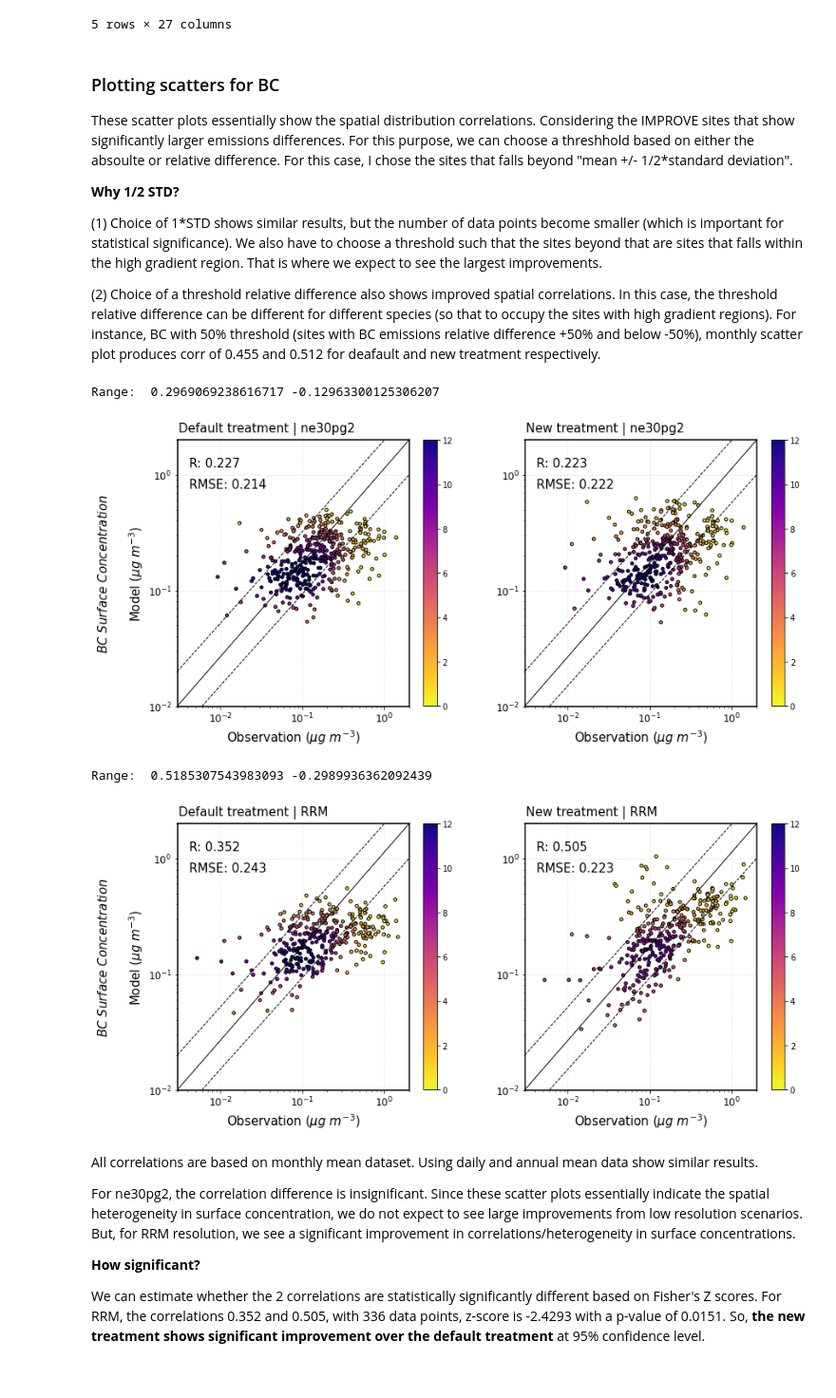
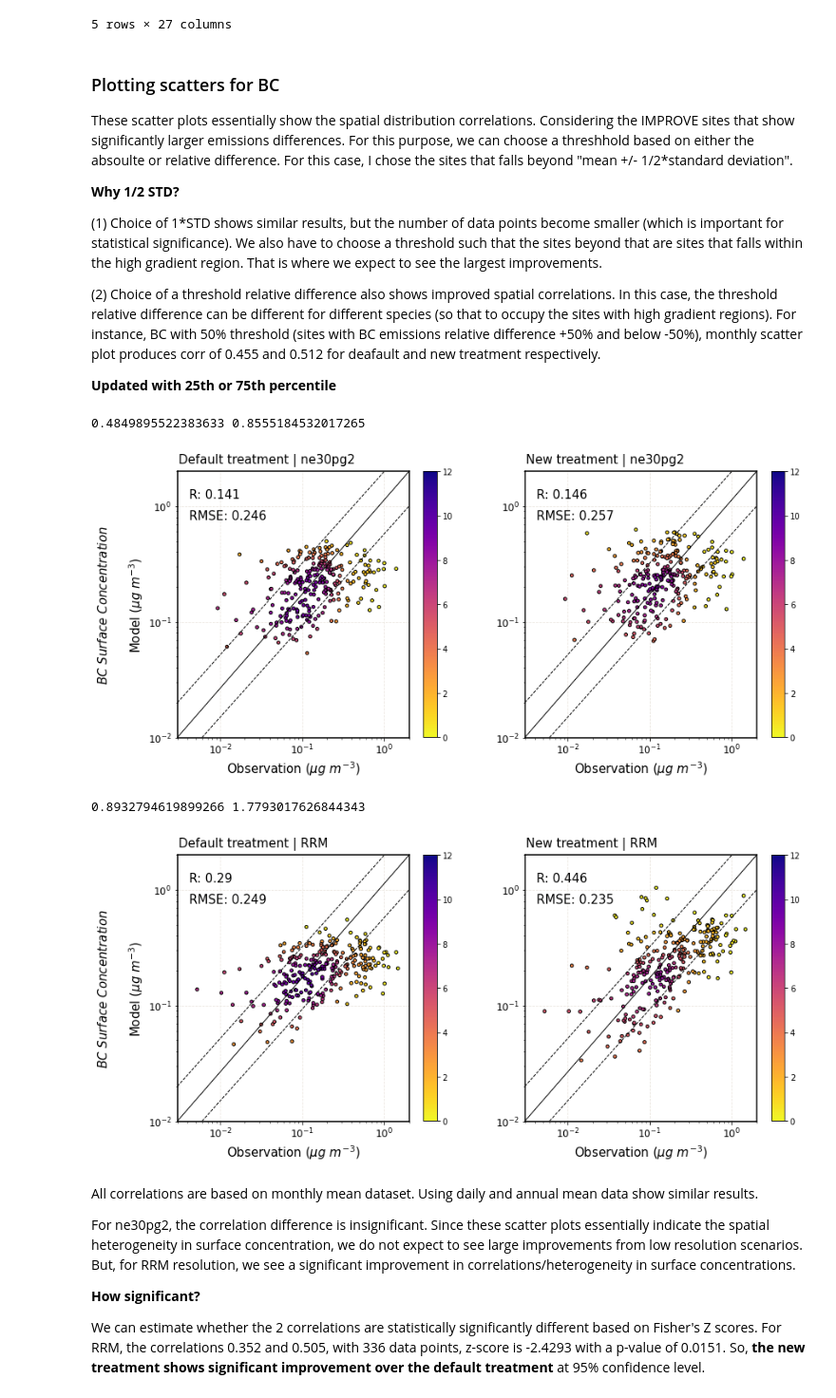
Before and after one commit to TaufiqHassan/e3sm_grid_analysis, a Jupyter notebook: FinalScatter.ipynb, the cells around one changed output. Shown: that part at 95% size. Drawn from its saved outputs; the diff is of its cells as text; code cells hidden in the pictures.

Commit message:
new threshold 75th percentile

```diff
--- a/FinalScatter.ipynb
+++ b/FinalScatter.ipynb
@@ -198,31 +199,33 @@ These scatter plots essentially show the spatial distribution correlations. Cons
 (1) Choice of 1*STD shows similar results, but the number of data points become smaller (which is important for statistical significance). We also have to choose a threshold such that the sites beyond that are sites that falls within the high gradient region. That is where we expect to see the largest improvements.
 
 (2) Choice of a threshold relative difference also shows improved spatial correlations. In this case, the threshold relative difference can be different for different species (so that to occupy the sites with high gradient regions). For instance, BC with 50% threshold (sites with BC emissions relative difference +50% and below -50%), monthly scatter plot produces corr of 0.455 and 0.512 for deafault and new treatment respectively.
+
+**Updated with 25th or 75th percentile**
 # %%
 ## All available sites with emission mask
 varbs = ['bc_a1_SRF','SE_bc_a1_SRF','bc_a4_SRF','SE_bc_a4_SRF','bc','SE_bc']
 df = pd.read_csv('BC_IMPROVE_dailydata.csv')
 variable='BC'
 df.index=pd.to_datetime(df['time'])
 ## Get rid of nans & -ve vals
 df_nona = df[df['obs'].notna()]
 df_nona = df_nona[df_nona['obs']>0]
 res='ne30pg2'
 ## Masking data based on mean +/- 0.5*Standard deviation
-df_nona=get_emisMasked(df_nona,res,stat='diff',factor=0.5)
+df_nona=get_emisMasked(df_nona,res,stat='diff',factor=0.68)
 ## Estimating the monthly and annual averages from daily data
 df_monthly = df_nona.groupby('ncols_'+res).resample('1M').mean()
 df_annual = df_nona.groupby('ncols_'+res).resample('1Y').mean()
 ## Plotting
 plt.figure(figsize=(14,6))
 i=1
 for v,treat,ylab in zip(varbs[-2:],['Default','New'],['$'+variable+'\ Surface\ Concentration$ \n\nModel ($\u03BCg\ m^{-3}$)','']):
     ax=plt.subplot(1,2,i)
     get_scatter_plot(df_monthly,v,res,ax,treatment=treat,temp='monthly',size=15,cax=[3e-3,1e-2,2e0,2e0],maxv=12,vv=ylab)
     i+=1
 # %% [output]
-Range:  0.2969069238616717 -0.12963300125306207
+0.4849895522383633 0.8555184532017265
-[figure, old version]
+[figure, new version]
 # %%
 ## All available sites with emission mask
 varbs = ['bc_a1_SRF','SE_bc_a1_SRF','bc_a4_SRF','SE_bc_a4_SRF','bc','SE_bc']
@@ -234,7 +237,7 @@ df_nona = df[df['obs'].notna()]
 df_nona = df_nona[df_nona['obs']>0]
 res='RRM'
 ## Masking data based on mean +/- 0.5*Standard deviation
-df_nona=get_emisMasked(df_nona,res,stat='diff',factor=0.5)
+df_nona=get_emisMasked(df_nona,res,stat='diff',factor=0.68)
 ## Estimating the monthly and annual averages from daily data
 df_monthly = df_nona.groupby('ncols_'+res).resample('1M').mean()
 df_annual = df_nona.groupby('ncols_'+res).resample('1Y').mean()
@@ -246,8 +249,8 @@ for v,treat,ylab in zip(varbs[-2:],['Default','New'],['$'+variable+'\ Surface\ C
     get_scatter_plot(df_monthly,v,res,ax,treatment=treat,temp='monthly',size=15,cax=[3e-3,1e-2,2e0,2e0],maxv=12,vv=ylab)
     i+=1
 # %% [output]
-Range:  0.5185307543983093 -0.2989936362092439
+0.8932794619899266 1.7793017626844343
-[figure, old version]
+[figure, new version]
 # %% [markdown]
 All correlations are based on monthly mean dataset. Using daily and annual mean data show similar results.
 
```
Also changed, not shown: parts of 7 cells of this notebook.
